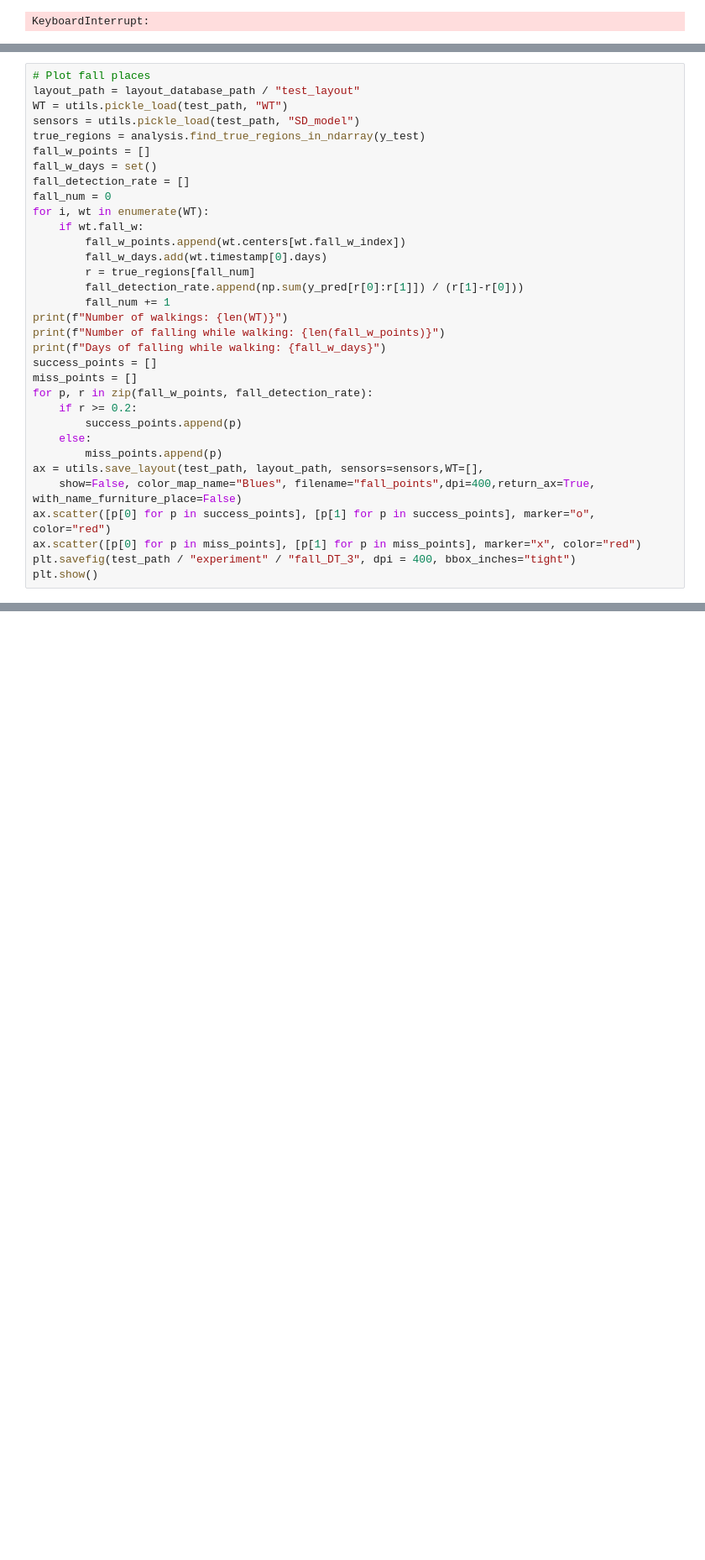
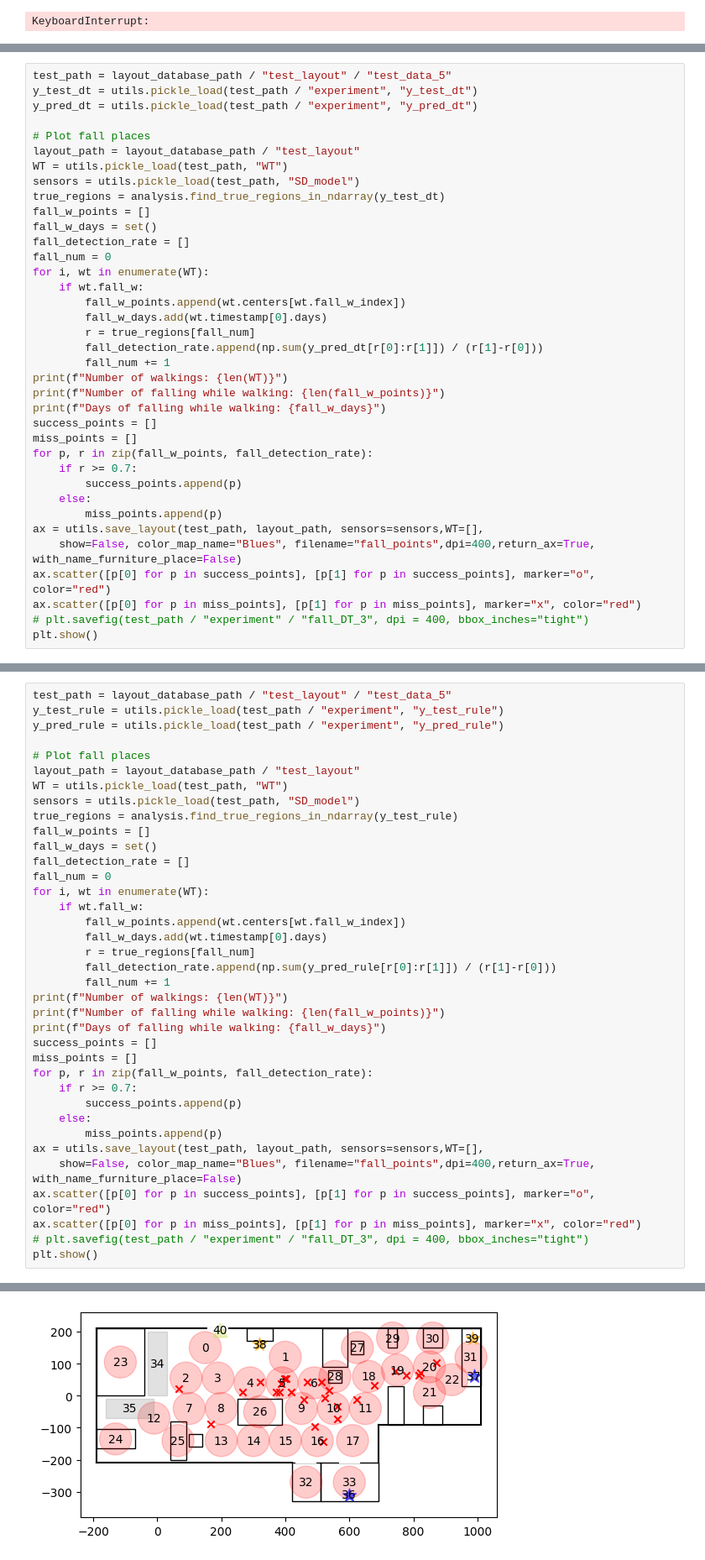
Before and after one commit to tanakai0/SensorDataSimulator, a Jupyter notebook: temp_5.ipynb, the cells around one changed output, grey strips where cells are left out. Shown at 84% size. Cells and saved outputs as stored; diff of their text form; blank space fills up the shorter version.

```diff
--- a/temp_5.ipynb
+++ b/temp_5.ipynb
@@ -705,9 +755,13 @@ plt.close()
 # %%
+test_path = layout_database_path / "test_layout" / "test_data_5"
+y_test_dt = utils.pickle_load(test_path / "experiment", "y_test_dt")
+y_pred_dt = utils.pickle_load(test_path / "experiment", "y_pred_dt")
+
 # Plot fall places
 layout_path = layout_database_path / "test_layout"
 WT = utils.pickle_load(test_path, "WT")
 sensors = utils.pickle_load(test_path, "SD_model")
-true_regions = analysis.find_true_regions_in_ndarray(y_test)
+true_regions = analysis.find_true_regions_in_ndarray(y_test_dt)
 fall_w_points = []
 fall_w_days = set()
 fall_detection_rate = []
@@ -717,7 +771,7 @@ for i, wt in enumerate(WT):
         fall_w_points.append(wt.centers[wt.fall_w_index])
         fall_w_days.add(wt.timestamp[0].days)
         r = true_regions[fall_num]
-        fall_detection_rate.append(np.sum(y_pred[r[0]:r[1]]) / (r[1]-r[0]))
+        fall_detection_rate.append(np.sum(y_pred_dt[r[0]:r[1]]) / (r[1]-r[0]))
         fall_num += 1
 print(f"Number of walkings: {len(WT)}")
 print(f"Number of falling while walking: {len(fall_w_points)}")
@@ -725,7 +779,7 @@ print(f"Days of falling while walking: {fall_w_days}")
 success_points = []
 miss_points = []
 for p, r in zip(fall_w_points, fall_detection_rate):
-    if r >= 0.2:
+    if r >= 0.7:
         success_points.append(p)
     else:
         miss_points.append(p)
@@ -733,10 +787,48 @@ ax = utils.save_layout(test_path, layout_path, sensors=sensors,WT=[],
     show=False, color_map_name="Blues", filename="fall_points",dpi=400,return_ax=True, with_name_furniture_place=False)
 ax.scatter([p[0] for p in success_points], [p[1] for p in success_points], marker="o", color="red")
 ax.scatter([p[0] for p in miss_points], [p[1] for p in miss_points], marker="x", color="red")
-plt.savefig(test_path / "experiment" / "fall_DT_3", dpi = 400, bbox_inches="tight")
+# plt.savefig(test_path / "experiment" / "fall_DT_3", dpi = 400, bbox_inches="tight")
 plt.show()
 # %% [output]
 Number of walkings: 172996
 Number of falling while walking: 26
 Days of falling while walking: {128, 135, 1545, 910, 2067, 1687, 2338, 2860, 2481, 434, 1722, 2876, 3141, 2759, 464, 1490, 1107, 1495, 2139, 990, 2910, 3046, 2922, 2802, 3193, 2301}
 [figure]
+# %%
+test_path = layout_database_path / "test_layout" / "test_data_5"
+y_test_rule = utils.pickle_load(test_path / "experiment", "y_test_rule")
+y_pred_rule = utils.pickle_load(test_path / "experiment", "y_pred_rule")
+
+# Plot fall places
+layout_path = layout_database_path / "test_layout"
+WT = utils.pickle_load(test_path, "WT")
+sensors = utils.pickle_load(test_path, "SD_model")
+true_regions = analysis.find_true_regions_in_ndarray(y_test_rule)
+fall_w_points = []
+fall_w_days = set()
+fall_detection_rate = []
+fall_num = 0
+for i, wt in enumerate(WT):
+    if wt.fall_w:
+        fall_w_points.append(wt.centers[wt.fall_w_index])
+        fall_w_days.add(wt.timestamp[0].days)
+        r = true_regions[fall_num]
+        fall_detection_rate.append(np.sum(y_pred_rule[r[0]:r[1]]) / (r[1]-r[0]))
+        fall_num += 1
+print(f"Number of walkings: {len(WT)}")
+print(f"Number of falling while walking: {len(fall_w_points)}")
+print(f"Days of falling while walking: {fall_w_days}")
+success_points = []
+miss_points = []
+for p, r in zip(fall_w_points, fall_detection_rate):
+    if r >= 0.7:
+        success_points.append(p)
+    else:
+        miss_points.append(p)
+ax = utils.save_layout(test_path, layout_path, sensors=sensors,WT=[],
+    show=False, color_map_name="Blues", filename="fall_points",dpi=400,return_ax=True, with_name_furniture_place=False)
+ax.scatter([p[0] for p in success_points], [p[1] for p in success_points], marker="o", color="red")
+ax.scatter([p[0] for p in miss_points], [p[1] for p in miss_points], marker="x", color="red")
+# plt.savefig(test_path / "experiment" / "fall_DT_3", dpi = 400, bbox_inches="tight")
+plt.show()
+# %% [output]
@@ -742,0 +838 @@ Days of falling while walking: {128, 135, 1545, 910, 2067, 1687, 2338, 2860, 248
+[figure, added]
```
Also changed, not shown: parts of 12 cells of this notebook, 1 other file.
